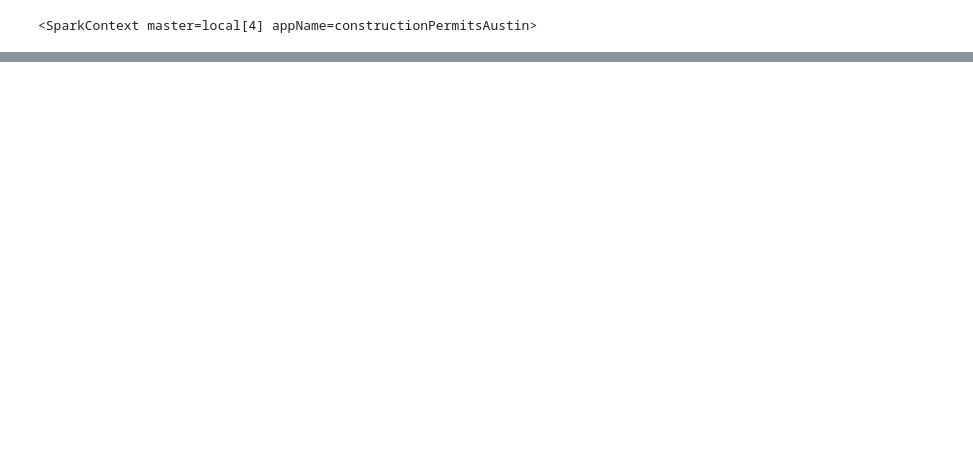
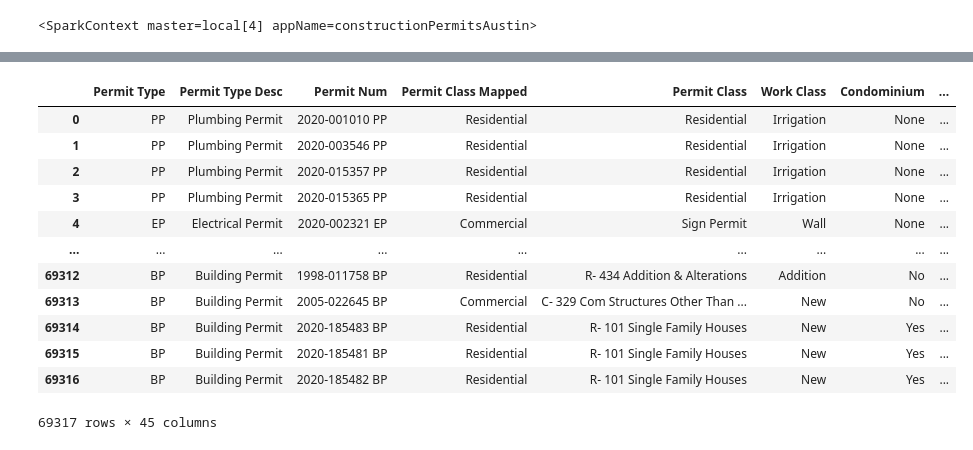
Before and after one commit to rezaganj/Capstone1-Construction-Permits-Austin-TX, a Jupyter notebook: notebooks/main.ipynb, the cells around one changed output, grey strips where cells are left out. Saved outputs shown, nothing was run; the diff lists cells and outputs as text; code cells hidden in the pictures; blank space fills up the shorter version.

```diff
--- a/notebooks/main.ipynb
+++ b/notebooks/main.ipynb
@@ -36,0 +56,4 @@ BP,Building Permit,1999-015814 BP,Commercial,C- 329 Com Structures Other Than Bl
+# %%
+permits_2020 = spark.sql('SELECT * from permits WHERE `Calendar Year Issued` = 2020')
+# %%
+permits_2020_pd = permits_2020.toPandas()
@@ -36,0 +95,43 @@ BP,Building Permit,1999-015814 BP,Commercial,C- 329 Com Structures Other Than Bl
+# %%
+permits_2020_pd_cleaned = permits_2020_pd.drop(columns=['Project Name',
+                                                        'TCAD ID',
+                                                        'Property Legal Description',
+                                                        'Issued In Last 30 Days',
+                                                        'Issuance Method',
+                                                        'Original Address 1',
+                                                        'Original City',
+                                                        'Original State',
+                                                        'Jurisdiction',
+                                                        'Link',
+                                                        'Project ID',
+                                                        'Master Permit Num',
+                                                        'Location',
+                                                        'Contractor Phone',
+                                                        'Contractor Phone',
+                                                        'Contractor Phone',
+                                                        'Contractor Address 1',
+                                                        'Contractor Address 2',
+                                                        'Contractor City',
+                                                        'Contractor Zip',
+                                                        'Applicant Phone',
+                                                        'Applicant Address 1',
+                                                        'Applicant Address 2',
+                                                        'Applicant City',
+                                                        'Applicant Zip',
+                                                        'Total Lot SQFT'])
+
+permits_2020_pd_cleaned
+# %% [output]
+|  | Permit Type | Permit Type Desc | Permit Num | Permit Class Mapped | Permit Class | Work Class | Condominium | ... |
+| 0 | PP | Plumbing Permit | 2020-001010 PP | Residential | Residential | Irrigation | None | ... |
+| 1 | PP | Plumbing Permit | 2020-003546 PP | Residential | Residential | Irrigation | None | ... |
+| 2 | PP | Plumbing Permit | 2020-015357 PP | Residential | Residential | Irrigation | None | ... |
+| 3 | PP | Plumbing Permit | 2020-015365 PP | Residential | Residential | Irrigation | None | ... |
+| 4 | EP | Electrical Permit | 2020-002321 EP | Commercial | Sign Permit | Wall | None | ... |
+| ... | ... | ... | ... | ... | ... | ... | ... | ... |
+| 69312 | BP | Building Permit | 1998-011758 BP | Residential | R- 434 Addition & Alterations | Addition | No | ... |
+| 69313 | BP | Building Permit | 2005-022645 BP | Commercial | C- 329 Com Structures Other Than ... | New | No | ... |
+| 69314 | BP | Building Permit | 2020-185483 BP | Residential | R- 101 Single Family Houses | New | Yes | ... |
+| 69315 | BP | Building Permit | 2020-185481 BP | Residential | R- 101 Single Family Houses | New | Yes | ... |
+| 69316 | BP | Building Permit | 2020-185482 BP | Residential | R- 101 Single Family Houses | New | Yes | ... |
+69317 rows × 45 columns
```
Also changed, not shown: parts of 12 cells of this notebook.
